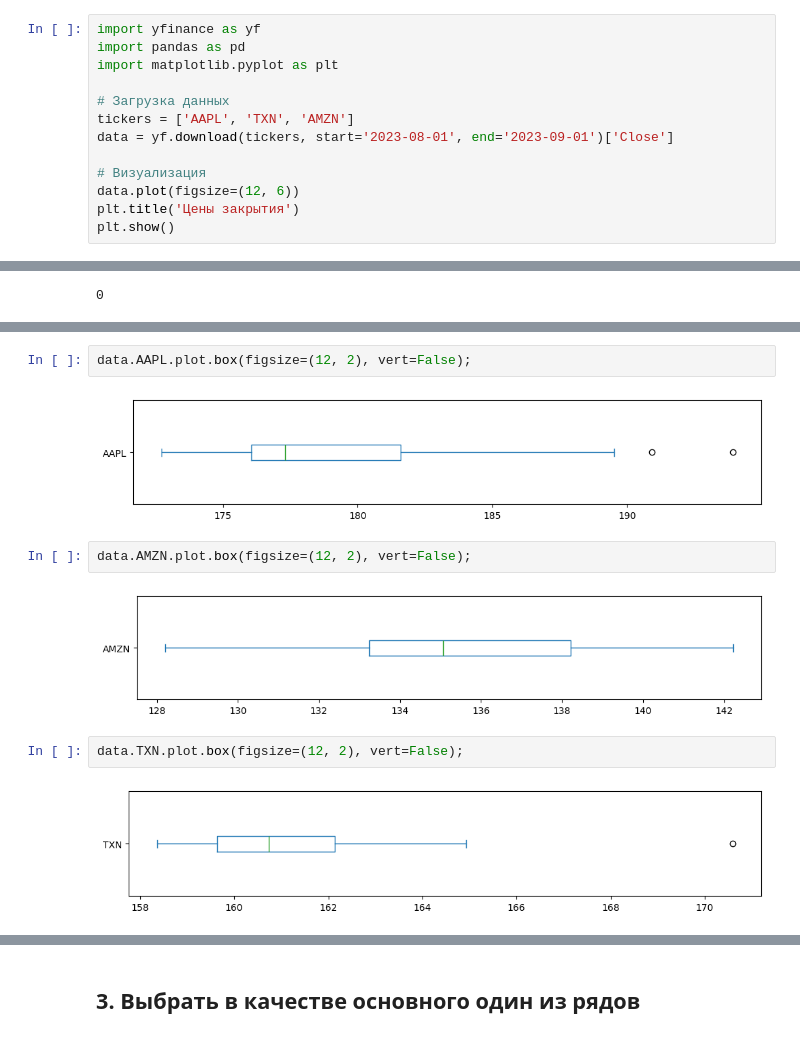
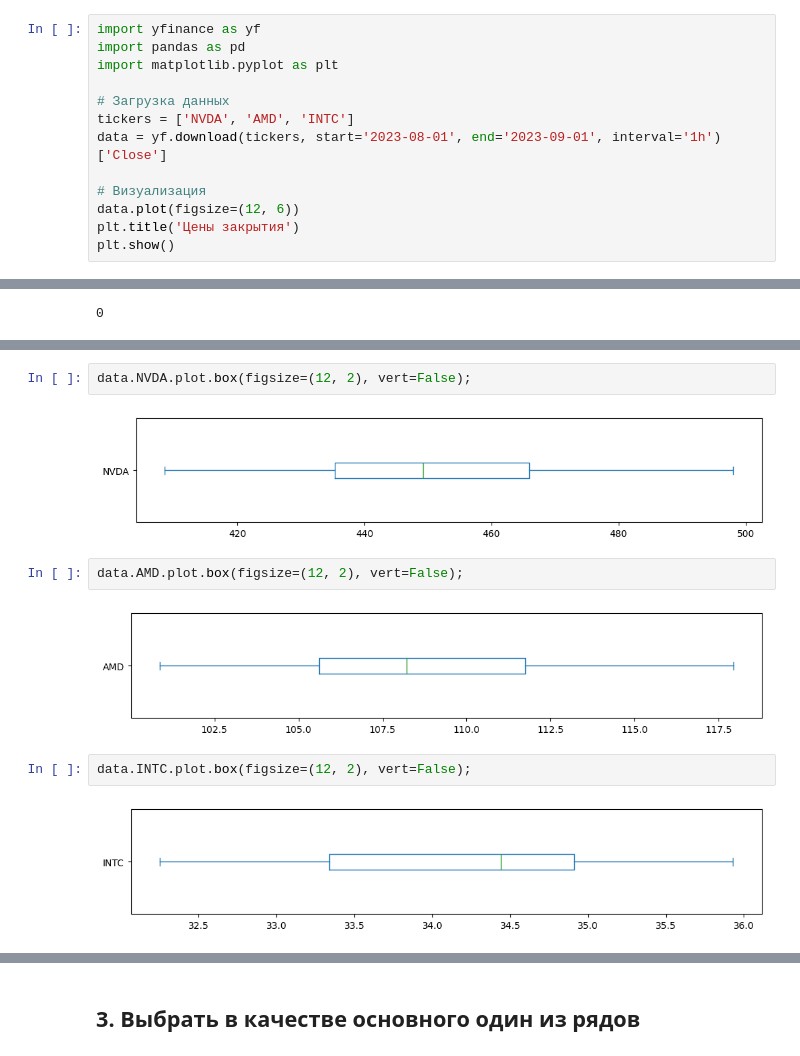
Before and after one commit to goralex02/time-series-project, a Jupyter notebook: stock_price_prediction.ipynb, the cells around one changed output, grey strips where cells are left out. Cells and saved outputs as stored; diff of their text form.

```diff
--- a/stock_price_prediction.ipynb
+++ b/stock_price_prediction.ipynb
@@ -23,8 +26,8 @@ import pandas as pd
 import matplotlib.pyplot as plt
 
 # Загрузка данных
-tickers = ['AAPL', 'TXN', 'AMZN']
-data = yf.download(tickers, start='2023-08-01', end='2023-09-01')['Close']
+tickers = ['NVDA', 'AMD', 'INTC']
+data = yf.download(tickers, start='2023-08-01', end='2023-09-01', interval='1h')['Close']
 
 # Визуализация
 data.plot(figsize=(12, 6))
@@ -98,12 +127,12 @@ Date
 # %%
-data.AAPL.plot.box(figsize=(12, 2), vert=False);
+data.NVDA.plot.box(figsize=(12, 2), vert=False);
 # %% [output]
-[figure, old version]
+[figure, new version]
 # %%
-data.AMZN.plot.box(figsize=(12, 2), vert=False);
+data.AMD.plot.box(figsize=(12, 2), vert=False);
 # %% [output]
-[figure, old version]
+[figure, new version]
 # %%
-data.TXN.plot.box(figsize=(12, 2), vert=False);
+data.INTC.plot.box(figsize=(12, 2), vert=False);
 # %% [output]
-[figure, old version]
+[figure, new version]
```
Also changed, not shown: parts of 32 cells of this notebook.
